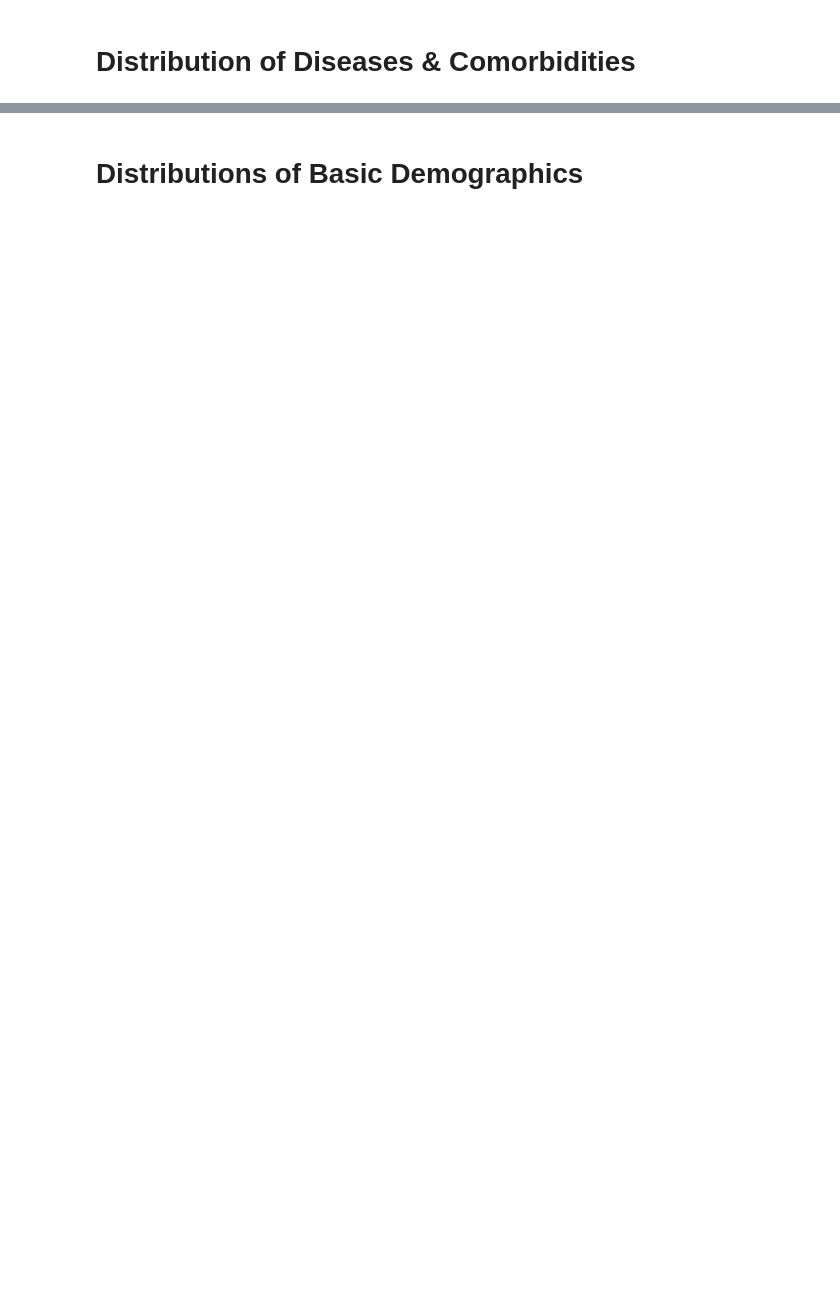
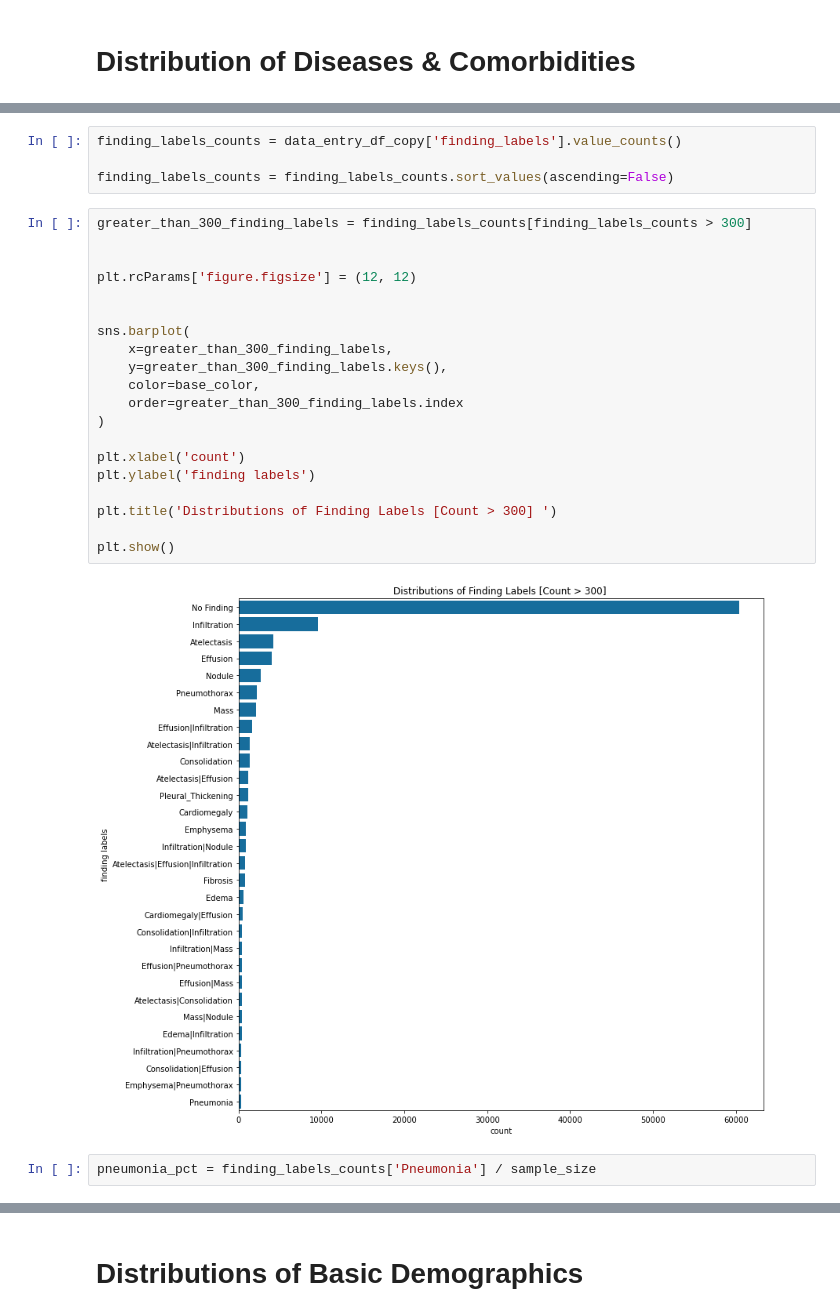
Before and after one commit to yufrances90/Pneumonia-Detection-From-Chest-X-Rays, a Jupyter notebook: EDA-1.ipynb, the cells around one changed output, grey strips where cells are left out. Drawn from its saved outputs; the diff is of its cells as text; blank space fills up the shorter version.

```diff
--- a/EDA-1.ipynb
+++ b/EDA-1.ipynb
@@ -259,3 +281,31 @@ plt.title('Distributions of Diseases & Comorbidities')
 plt.show()
 # %% [output]
 [figure]
+# %%
+finding_labels_counts = data_entry_df_copy['finding_labels'].value_counts()
+
+finding_labels_counts = finding_labels_counts.sort_values(ascending=False)
+# %%
+greater_than_300_finding_labels = finding_labels_counts[finding_labels_counts > 300]
+
+
+plt.rcParams['figure.figsize'] = (12, 12)
+
+
+sns.barplot(
+    x=greater_than_300_finding_labels,
+    y=greater_than_300_finding_labels.keys(),
+    color=base_color,
+    order=greater_than_300_finding_labels.index
+)
+
+plt.xlabel('count')
+plt.ylabel('finding labels')
+
+plt.title('Distributions of Finding Labels [Count > 300] ')
+
+plt.show()
+# %% [output]
+[figure, added]
+# %%
+pneumonia_pct = finding_labels_counts['Pneumonia'] / sample_size
```
Also changed, not shown: parts of 12 cells of this notebook.
